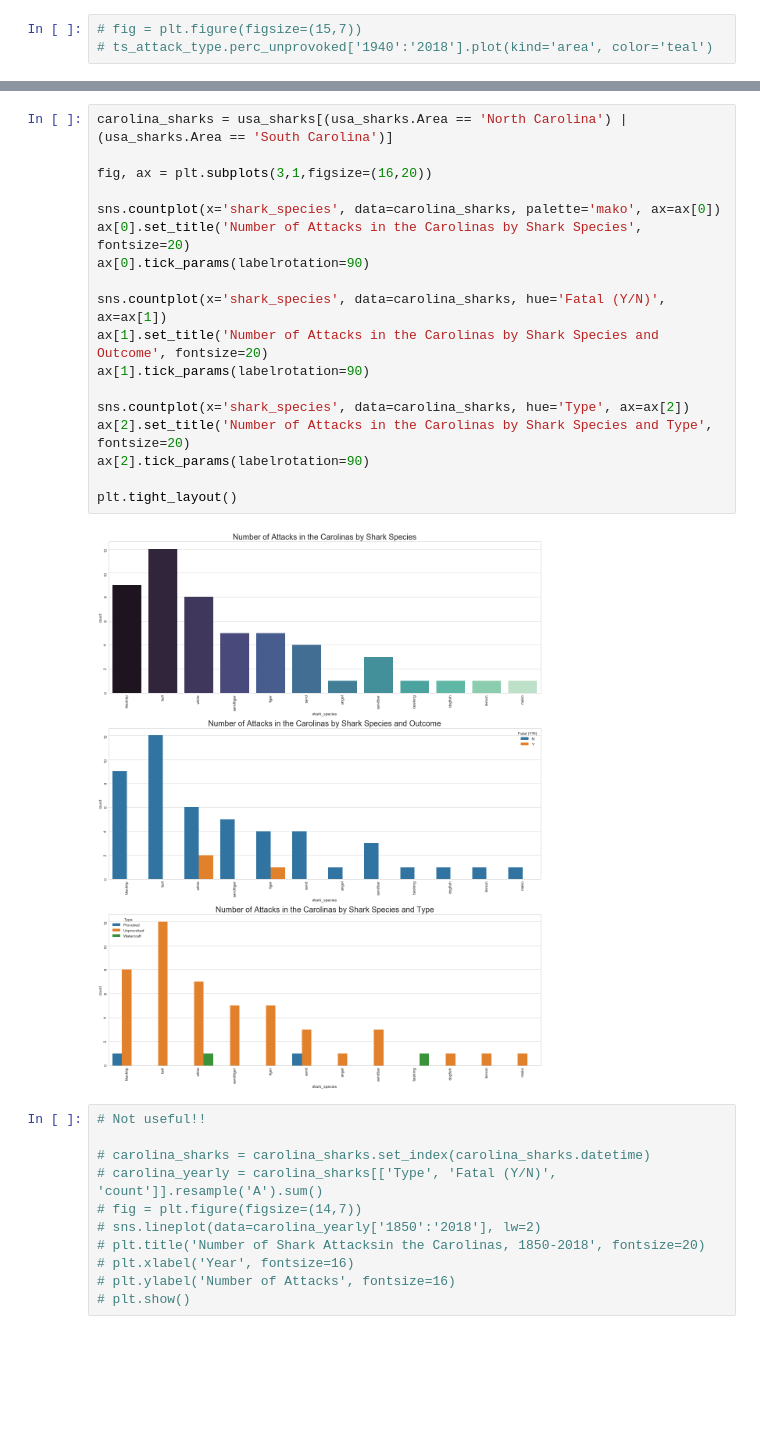
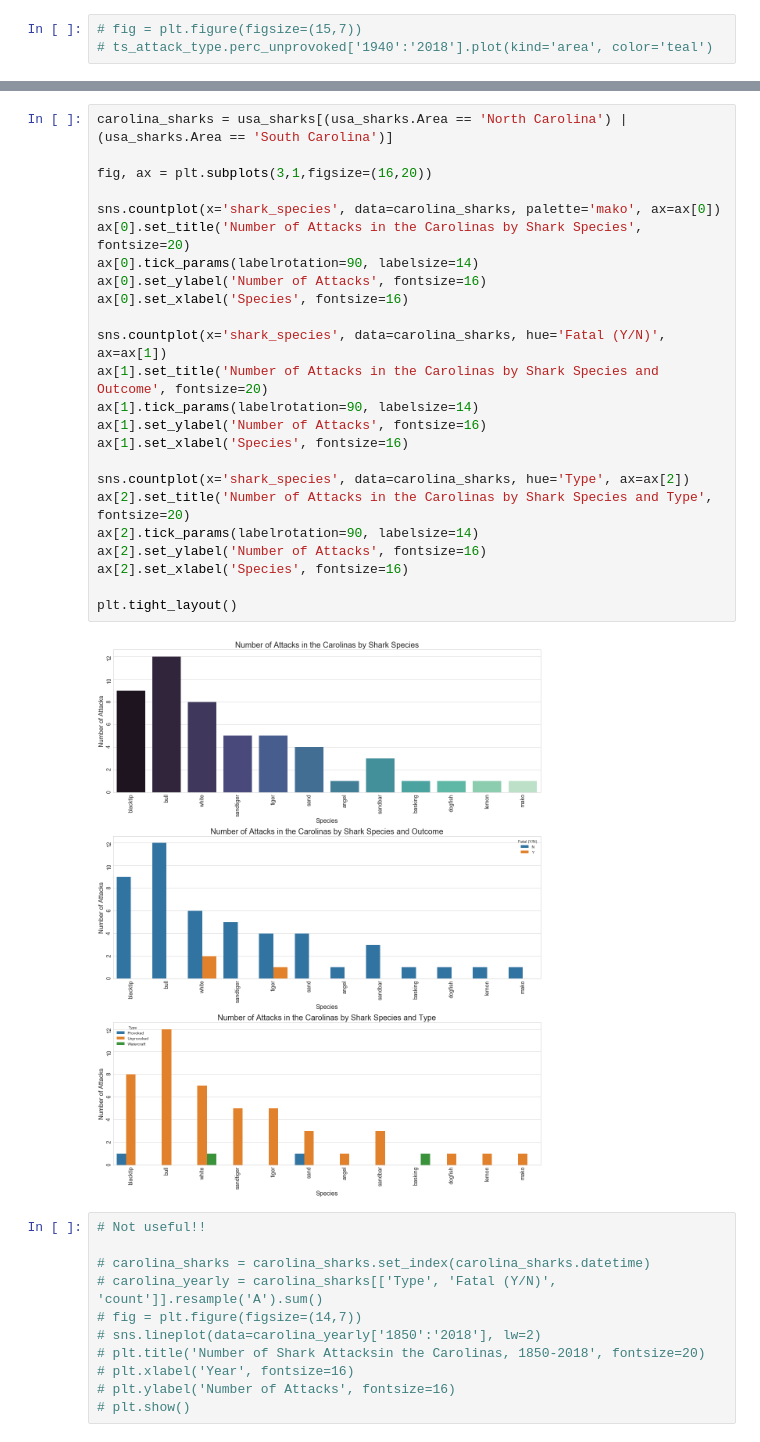
Before and after one commit to kpokrass/Shark_Attacks, a Jupyter notebook: shark_attacks.ipynb, the cells around one changed output, grey strips where cells are left out. Drawn from its saved outputs; the diff is of its cells as text; blank space fills up the shorter version.

```diff
--- a/shark_attacks.ipynb
+++ b/shark_attacks.ipynb
@@ -754,23 +768,29 @@ plt.tight_layout()
 # %%
 carolina_sharks = usa_sharks[(usa_sharks.Area == 'North Carolina') | (usa_sharks.Area == 'South Carolina')]
 
 fig, ax = plt.subplots(3,1,figsize=(16,20))
 
 sns.countplot(x='shark_species', data=carolina_sharks, palette='mako', ax=ax[0])
 ax[0].set_title('Number of Attacks in the Carolinas by Shark Species', fontsize=20)
-ax[0].tick_params(labelrotation=90)
+ax[0].tick_params(labelrotation=90, labelsize=14)
+ax[0].set_ylabel('Number of Attacks', fontsize=16)
+ax[0].set_xlabel('Species', fontsize=16)
 
 sns.countplot(x='shark_species', data=carolina_sharks, hue='Fatal (Y/N)', ax=ax[1])
 ax[1].set_title('Number of Attacks in the Carolinas by Shark Species and Outcome', fontsize=20)
-ax[1].tick_params(labelrotation=90)
+ax[1].tick_params(labelrotation=90, labelsize=14)
+ax[1].set_ylabel('Number of Attacks', fontsize=16)
+ax[1].set_xlabel('Species', fontsize=16)
 
 sns.countplot(x='shark_species', data=carolina_sharks, hue='Type', ax=ax[2])
 ax[2].set_title('Number of Attacks in the Carolinas by Shark Species and Type', fontsize=20)
-ax[2].tick_params(labelrotation=90)
+ax[2].tick_params(labelrotation=90, labelsize=14)
+ax[2].set_ylabel('Number of Attacks', fontsize=16)
+ax[2].set_xlabel('Species', fontsize=16)
 
 plt.tight_layout()
 # %% [output]
-[figure, old version]
+[figure, new version]
 # %%
 # Not useful!!
 
```
Also changed, not shown: parts of 76 cells of this notebook.
